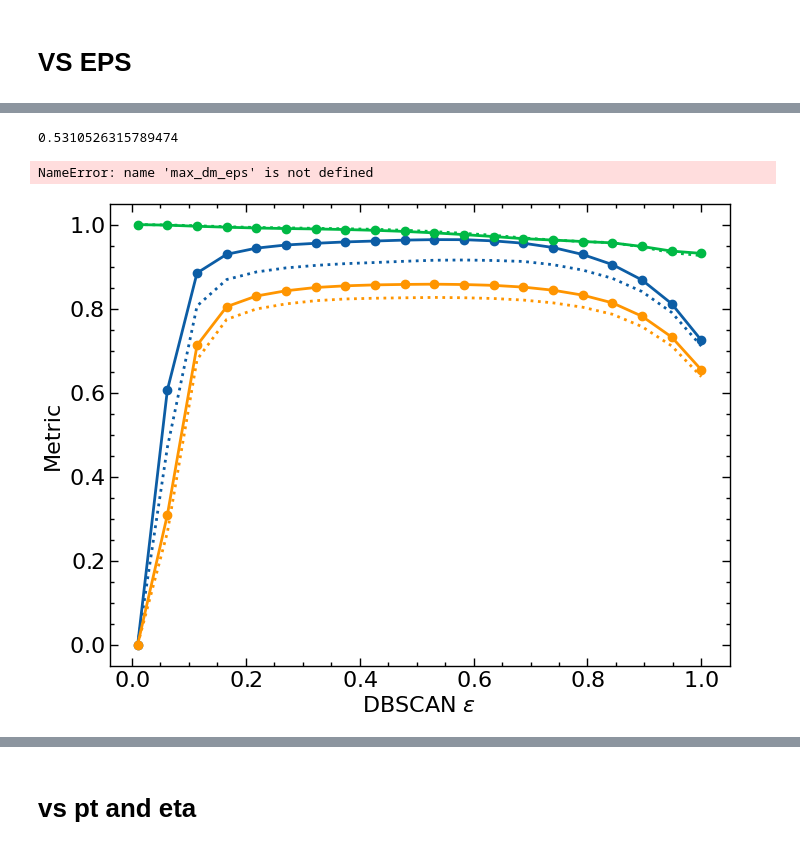
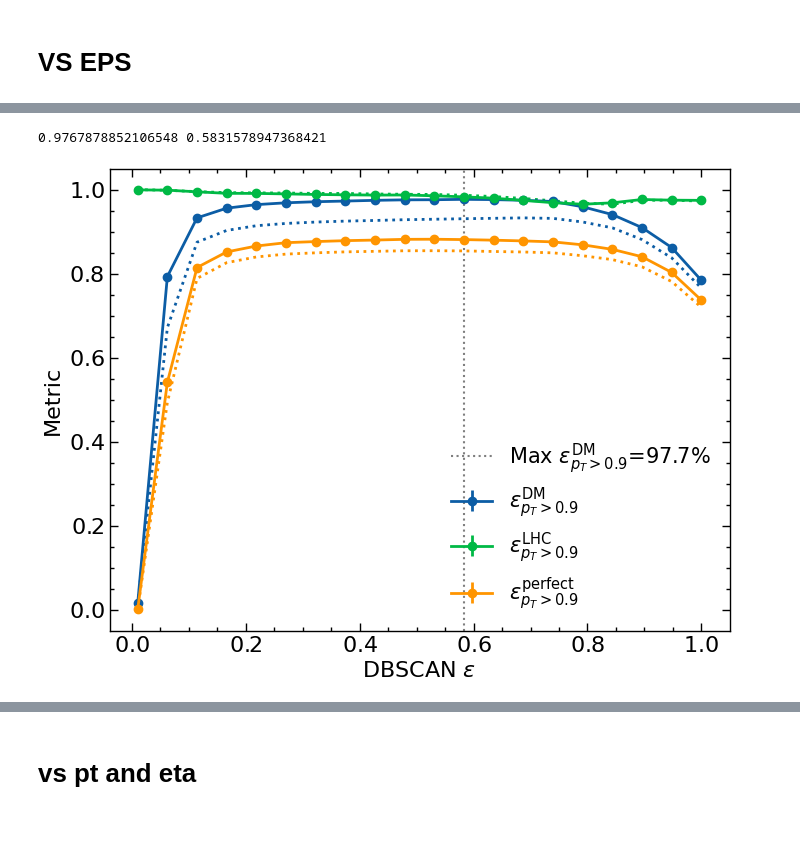
Before and after one commit to gnn-tracking/paper-plots, a Jupyter notebook: notebooks/030_performance.ipynb, the cells around one changed output, grey strips where cells are left out. Saved outputs shown, nothing was run; the diff lists cells and outputs as text; code cells hidden in the pictures.

```diff
--- a/notebooks/030_performance.ipynb
+++ b/notebooks/030_performance.ipynb
@@ -124,38 +120,8 @@ LOCAL_RANK: 0 - CUDA_VISIBLE_DEVICES: [0]
 NaN or Inf found in input tensor.
 NaN or Inf found in input tensor.
-# %%
-class TracksVsDBSCANPlot(Plot):
-    def __init__(self, mean_df: pd.DataFrame, **kwargs):
-        super().__init__(**kwargs)
-        self.df = mean_df.sort_values("eps")
-        self.ax.set_xlabel(r"DBSCAN $\varepsilon$")
-        self.ax.set_ylabel("Metric")
-
-    def plot_var(self, var, secondary_k=4, **kwargs):
-        line, *_ = self.ax.errorbar(
-            "eps",
-            var,
-            yerr=f"{var}_std",
-            data=self.df[self.df["min_samples"] == 1],
-            label=vm[var].latex,
-            marker="o",
-            **kwargs,
-        )
-        color = line.get_color()
-        if secondary_k:
-            self.ax.plot(
-                "eps",
-                var,
-                data=self.df[self.df["min_samples"] == secondary_k],
-                marker="",
-                color=color,
-                ls=":",
-                label="_hide",
-                **kwargs,
-            )
 # %%
-with Path("~/paperresults/vs_eps.pkl").expanduser().open("wb") as f:
+with Path(f"~/paperresults/{namestub}-vs_eps.pkl").expanduser().open("wb") as f:
     pickle.dump(lmodel.cluster_scanner, f)
 # %%
-with Path("~/paperresults/vs_eps.pkl").expanduser().open("rb") as f:
+with Path(f"~/paperresults/{namestub}-vs_eps.pkl").expanduser().open("rb") as f:
     lmodel.cluster_scanner = pickle.load(f)
@@ -166,32 +128,34 @@ max_dm_idx = tvdp.df["double_majority_pt0.9"].argmax()
-# %%
-max_dm_eps = tvdp.df.loc[max_dm_idx]["eps"]
-max_dm_eps
-# %% [output]
-0.5310526315789474
 # %%
+from gnn_tracking.analysis.efficiencies import TracksVsDBSCANPlot
+
+
 tvdp = TracksVsDBSCANPlot(
     mean_df=lmodel.cluster_scanner.get_results().df_mean,
     # model=model,
     # watermark="outdated",
 )
+max_dm = tvdp.df["double_majority_pt0.9"].max()
+max_dm_idx = tvdp.df["double_majority_pt0.9"].argmax()
+max_dm_eps = tvdp.df.loc[max_dm_idx]["eps"]
+print(max_dm, max_dm_eps)
 secondary_k = 4
 tvdp.plot_var("double_majority_pt0.9", secondary_k=secondary_k)
 tvdp.plot_var("lhc_pt0.9", secondary_k=secondary_k)
 tvdp.plot_var("perfect_pt0.9", secondary_k=secondary_k)
 dm_label = vm["double_majority_pt0.9"].latex
 tvdp.ax.axvline(
     max_dm_eps,
     color="k",
     ls=":",
     lw=1.5,
     alpha=0.5,
     label=rf"Max {dm_label}={100*max_dm:.1f}%",
 )
 tvdp.ax.legend(fontsize=15)
-tvdp.save(Path.home() / "paperresults/vs_eps.pdf")
+tvdp.save(Path.home() / f"paperresults/{namestub}-vs_eps.pdf")
 # %% [output]
-NameError: name 'max_dm_eps' is not defined
+0.9767878852106548 0.5831578947368421
-[figure, old version]
+[figure, new version]
 # %%
 tvdp.df.loc[max_dm_idx][
     [
```
Also changed, not shown: parts of 23 cells of this notebook, 12 other files.
